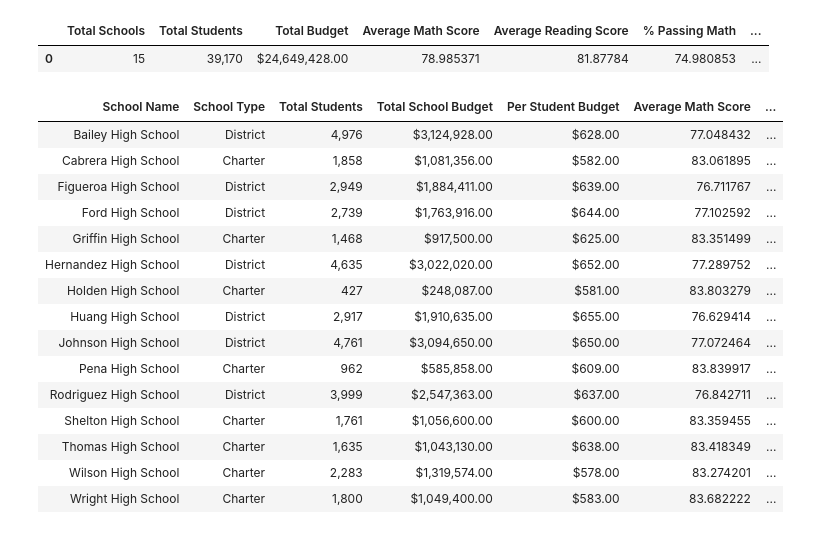
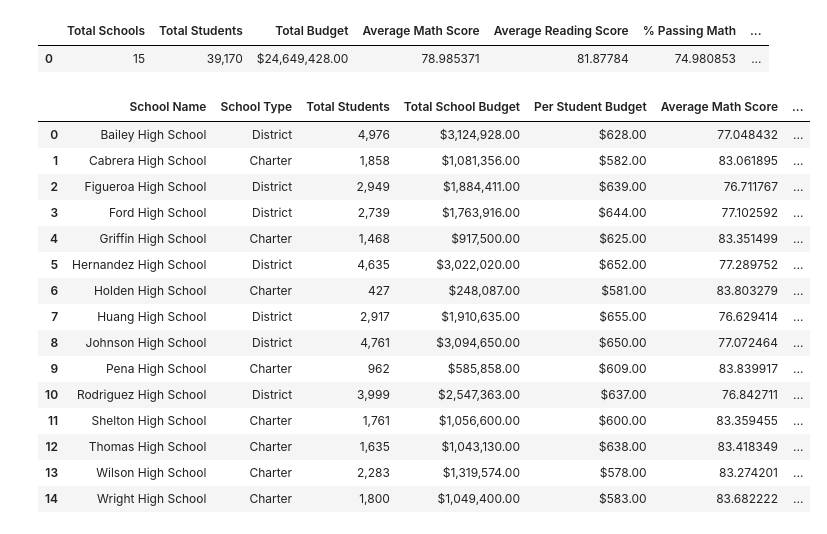
Before and after one commit to JimKTran/UofT-BCS-Pandas-Challenge, a Jupyter notebook: PyCitySchools/PyCitySchools.ipynb, the cells around one changed output. Saved outputs shown, nothing was run; the diff lists cells and outputs as text; code cells hidden in the pictures.

```diff
--- a/PyCitySchools/PyCitySchools.ipynb
+++ b/PyCitySchools/PyCitySchools.ipynb
@@ -122,41 +122,43 @@ group_passing_math_reading_per_school = passing_math_reading_per_school.groupby(
 overall_passing_percent_per_school_df = (group_passing_math_reading_per_school / students_per_school)*100
 #overall_passing_percent_per_school_df
 # %%
-student_marks_summary_df = pd.DataFrame({
-                               "Average Math Score": average_math_score_df,
-                               "Average Reading Score": average_reading_score_df,
-                               "% Passing Math": math_passing_pecent_per_school_df,
-                               "% Passing Reading": reading_passing_pecent_per_school_df,
-                               "% Overall Passing": overall_passing_percent_per_school_df
+# Collected all require student marks in a summary dataframe
+student_marks_summary_df = pd.DataFrame({"Average Math Score": average_math_score_df,
+                                         "Average Reading Score": average_reading_score_df,
+                                         "% Passing Math": math_passing_pecent_per_school_df,
+                                         "% Passing Reading": reading_passing_pecent_per_school_df,
+                                         "% Overall Passing": overall_passing_percent_per_school_df
                                           })
 #student_marks_summary_df
 # %%
+# merge the schools and the student marks summary for school summary output; along with viewable formats
 school_summary = pd.merge(schools, student_marks_summary_df, on="school_name", how="left")
 del school_summary["School ID"]
 school_summary = school_summary.rename(columns={"school_name": "School Name",
                                                 "type": "School Type",
                                                 "size": "Total Students",
                                                 "budget": "Total School Budget"
                                                 })
 school_summary["Total Students"] = school_summary["Total Students"].map('{:,.0f}'.format)
 school_summary["Total School Budget"] = school_summary["Total School Budget"].map('${:,.2f}'.format)
 school_summary["Per Student Budget"] = school_summary["Per Student Budget"].map('${:.2f}'.format)
-school_summary = school_summary.style.set_properties(**{"text-align": "left"}).hide_index()
+#school_summary = school_summary.style.set_properties(**{"text-align": "left"}).hide_index()
+school_summary = school_summary.style.set_properties(**{'text-align': 'left'}).set_table_styles([ dict(selector='th', props=[('text-align', 'left')] ) ])
 school_summary
 # %% [output]
-| School Name | School Type | Total Students | Total School Budget | Per Student Budget | Average Math Score | ... |
-| Bailey High School | District | 4,976 | $3,124,928.00 | $628.00 | 77.048432 | ... |
-| Cabrera High School | Charter | 1,858 | $1,081,356.00 | $582.00 | 83.061895 | ... |
-| Figueroa High School | District | 2,949 | $1,884,411.00 | $639.00 | 76.711767 | ... |
-| Ford High School | District | 2,739 | $1,763,916.00 | $644.00 | 77.102592 | ... |
-| Griffin High School | Charter | 1,468 | $917,500.00 | $625.00 | 83.351499 | ... |
-| Hernandez High School | District | 4,635 | $3,022,020.00 | $652.00 | 77.289752 | ... |
-| Holden High School | Charter | 427 | $248,087.00 | $581.00 | 83.803279 | ... |
-| Huang High School | District | 2,917 | $1,910,635.00 | $655.00 | 76.629414 | ... |
-| Johnson High School | District | 4,761 | $3,094,650.00 | $650.00 | 77.072464 | ... |
-| Pena High School | Charter | 962 | $585,858.00 | $609.00 | 83.839917 | ... |
-| Rodriguez High School | District | 3,999 | $2,547,363.00 | $637.00 | 76.842711 | ... |
-| Shelton High School | Charter | 1,761 | $1,056,600.00 | $600.00 | 83.359455 | ... |
-| Thomas High School | Charter | 1,635 | $1,043,130.00 | $638.00 | 83.418349 | ... |
-| Wilson High School | Charter | 2,283 | $1,319,574.00 | $578.00 | 83.274201 | ... |
-| Wright High School | Charter | 1,800 | $1,049,400.00 | $583.00 | 83.682222 | ... |
+|  | School Name | School Type | Total Students | Total School Budget | Per Student Budget | Average Math Score | ... |
+| 0 | Bailey High School | District | 4,976 | $3,124,928.00 | $628.00 | 77.048432 | ... |
+| 1 | Cabrera High School | Charter | 1,858 | $1,081,356.00 | $582.00 | 83.061895 | ... |
+| 2 | Figueroa High School | District | 2,949 | $1,884,411.00 | $639.00 | 76.711767 | ... |
+| 3 | Ford High School | District | 2,739 | $1,763,916.00 | $644.00 | 77.102592 | ... |
+| 4 | Griffin High School | Charter | 1,468 | $917,500.00 | $625.00 | 83.351499 | ... |
+| 5 | Hernandez High School | District | 4,635 | $3,022,020.00 | $652.00 | 77.289752 | ... |
+| 6 | Holden High School | Charter | 427 | $248,087.00 | $581.00 | 83.803279 | ... |
+| 7 | Huang High School | District | 2,917 | $1,910,635.00 | $655.00 | 76.629414 | ... |
+| 8 | Johnson High School | District | 4,761 | $3,094,650.00 | $650.00 | 77.072464 | ... |
+| 9 | Pena High School | Charter | 962 | $585,858.00 | $609.00 | 83.839917 | ... |
+| 10 | Rodriguez High School | District | 3,999 | $2,547,363.00 | $637.00 | 76.842711 | ... |
+| 11 | Shelton High School | Charter | 1,761 | $1,056,600.00 | $600.00 | 83.359455 | ... |
+| 12 | Thomas High School | Charter | 1,635 | $1,043,130.00 | $638.00 | 83.418349 | ... |
+| 13 | Wilson High School | Charter | 2,283 | $1,319,574.00 | $578.00 | 83.274201 | ... |
+| 14 | Wright High School | Charter | 1,800 | $1,049,400.00 | $583.00 | 83.682222 | ... |
```
